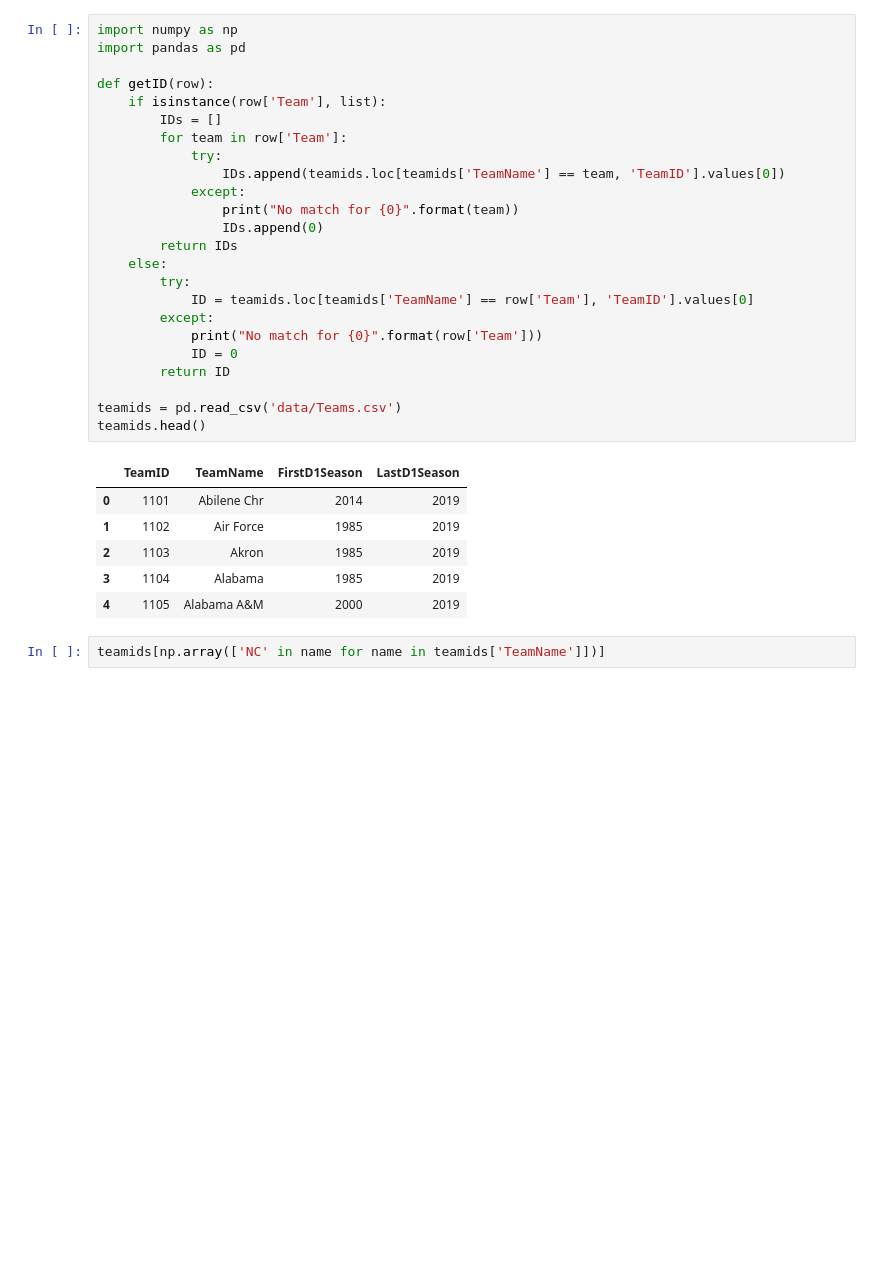
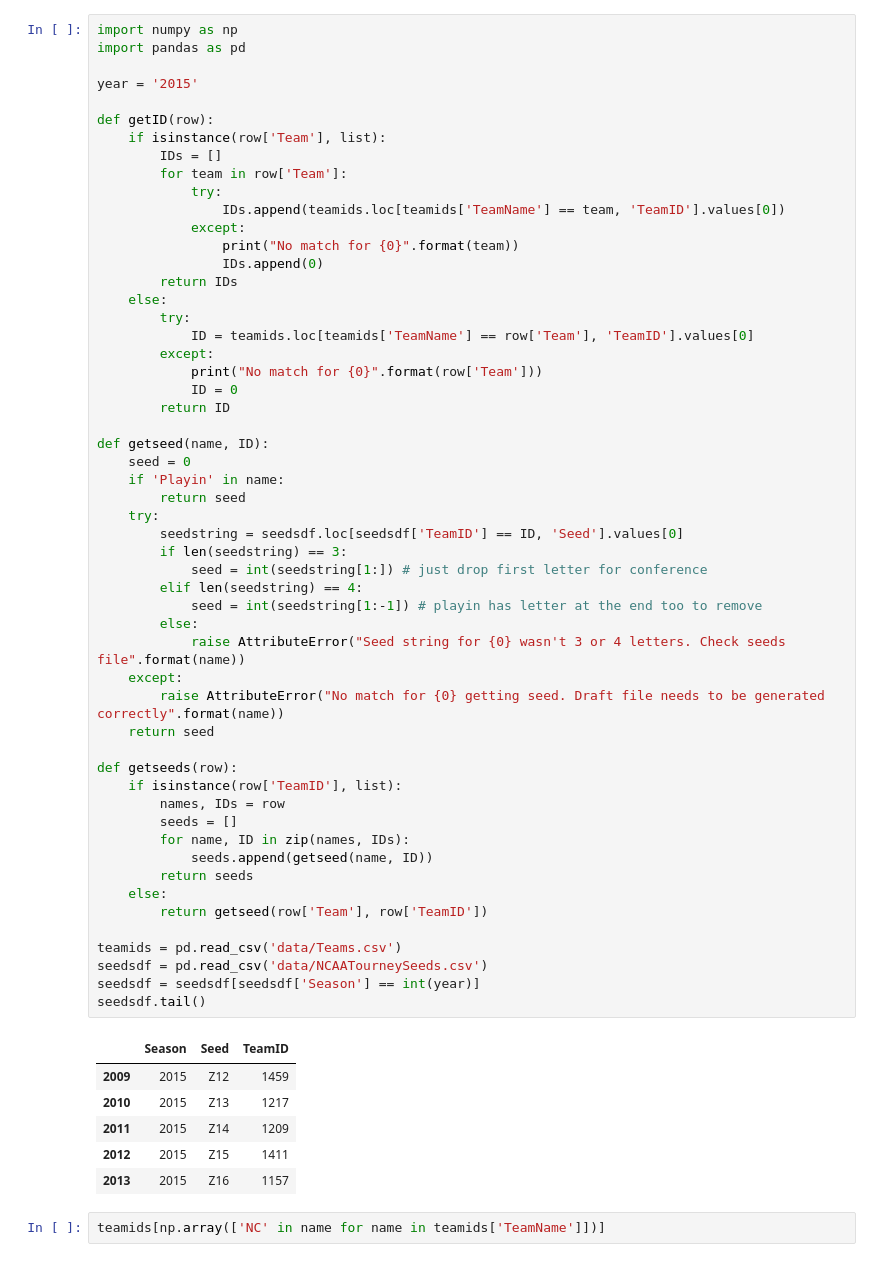
Before and after one commit to dtamayo/NCAAbasketball, a Jupyter notebook: namestoids.ipynb, the cells around one changed output. Cells and saved outputs as stored; diff of their text form; blank space fills up the shorter version.

```diff
--- a/namestoids.ipynb
+++ b/namestoids.ipynb
@@ -9,34 +3,64 @@ Each year need to generate the following. Get the latest Teams.csv and put it in
 # %%
 import numpy as np
 import pandas as pd
+
+year = '2015'
 
 def getID(row):
     if isinstance(row['Team'], list):
         IDs = []
         for team in row['Team']:
             try:
                 IDs.append(teamids.loc[teamids['TeamName'] == team, 'TeamID'].values[0])
             except:
                 print("No match for {0}".format(team))
                 IDs.append(0)
         return IDs
     else:
         try:
             ID = teamids.loc[teamids['TeamName'] == row['Team'], 'TeamID'].values[0]
         except:
             print("No match for {0}".format(row['Team']))
             ID = 0
         return ID
 
+def getseed(name, ID):
+    seed = 0
+    if 'Playin' in name:
+        return seed
+    try:
+        seedstring = seedsdf.loc[seedsdf['TeamID'] == ID, 'Seed'].values[0]
+        if len(seedstring) == 3:
+            seed = int(seedstring[1:]) # just drop first letter for conference
+        elif len(seedstring) == 4:
+            seed = int(seedstring[1:-1]) # playin has letter at the end too to remove
+        else:
+            raise AttributeError("Seed string for {0} wasn't 3 or 4 letters. Check seeds file".format(name))
+    except:
+        raise AttributeError("No match for {0} getting seed. Draft file needs to be generated correctly".format(name))
+    return seed
+
+def getseeds(row):
+    if isinstance(row['TeamID'], list):
+        names, IDs = row
+        seeds = []
+        for name, ID in zip(names, IDs):
+            seeds.append(getseed(name, ID))
+        return seeds
+    else:
+        return getseed(row['Team'], row['TeamID'])
+
 teamids = pd.read_csv('data/Teams.csv')
-teamids.head()
+seedsdf = pd.read_csv('data/NCAATourneySeeds.csv')
+seedsdf = seedsdf[seedsdf['Season'] == int(year)]
+seedsdf.tail()
 # %% [output]
-|  | TeamID | TeamName | FirstD1Season | LastD1Season |
-| 0 | 1101 | Abilene Chr | 2014 | 2019 |
-| 1 | 1102 | Air Force | 1985 | 2019 |
-| 2 | 1103 | Akron | 1985 | 2019 |
-| 3 | 1104 | Alabama | 1985 | 2019 |
-| 4 | 1105 | Alabama A&M | 2000 | 2019 |
+|  | Season | Seed | TeamID |
+| 2009 | 2015 | Z12 | 1459 |
+| 2010 | 2015 | Z13 | 1217 |
+| 2011 | 2015 | Z14 | 1209 |
+| 2012 | 2015 | Z15 | 1411 |
+| 2013 | 2015 | Z16 | 1157 |
 # %%
 teamids[np.array(['NC' in name for name in teamids['TeamName']])]
 # %% [output]
```
Also changed, not shown: parts of 31 cells of this notebook, 12 other files.
